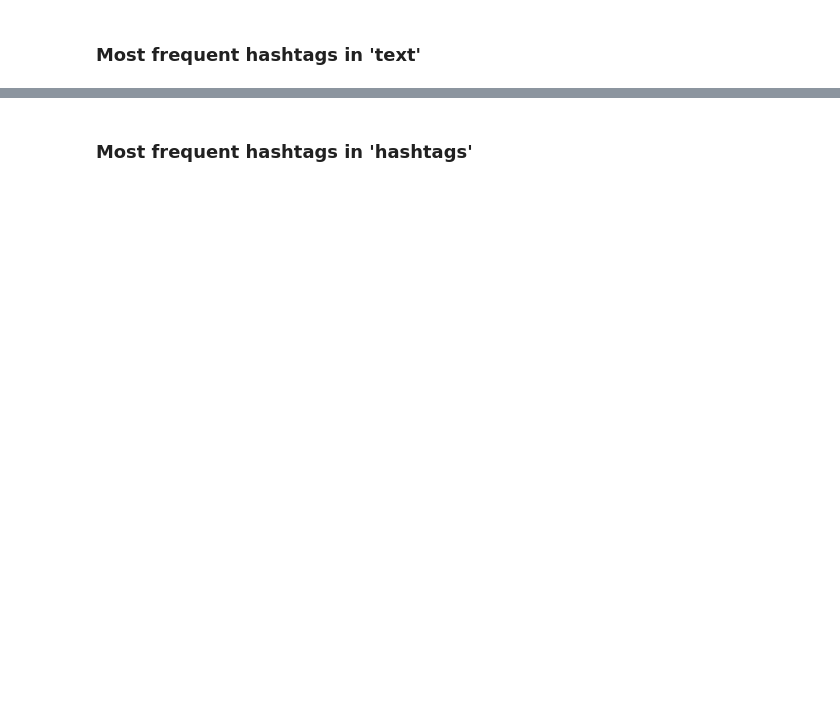
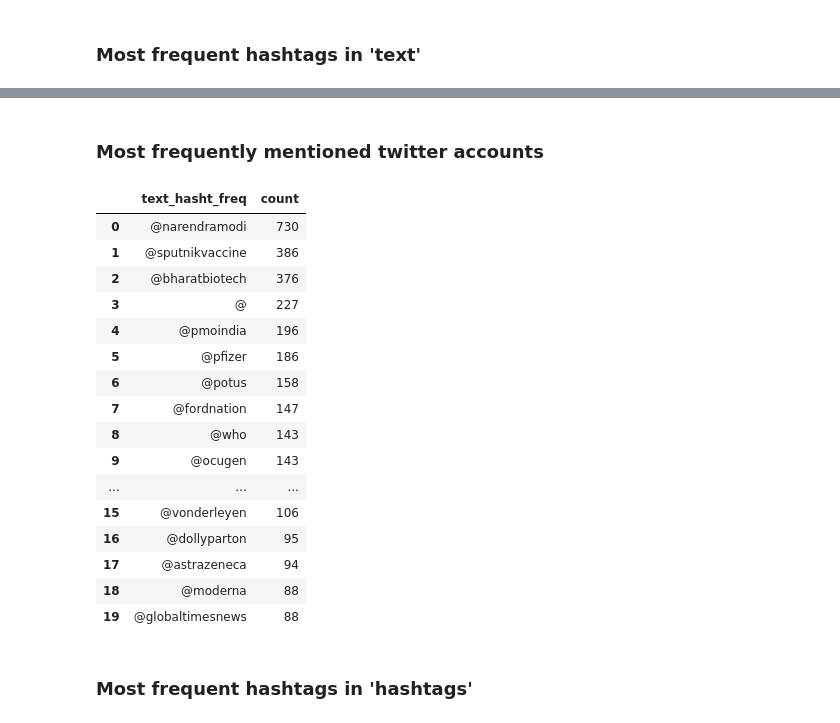
Before and after one commit to BiBa-01/Capstone_Covid, a Jupyter notebook: FirstLookTweety.ipynb, the cells around one changed output, grey strips where cells are left out. Cells and saved outputs as stored; diff of their text form; code cells hidden in the pictures; blank space fills up the shorter version.

```diff
--- a/FirstLookTweety.ipynb
+++ b/FirstLookTweety.ipynb
@@ -275,2 +310,32 @@ frequency_ranking
+# %% [markdown]
+### Most frequently mentioned twitter accounts
+# %%
+tweet_words_hasht = []
+for line in list(df_tweety['text']):
+    words = line.split()
+    for word in words:
+        if '@' in word:
+            tweet_words_hasht.append(word.lower())
+tweet_words_hasht=pd.Series(np.array(tweet_words_hasht))
+frequency_ranking_hashtags = tweet_words_hasht.value_counts()[:20].rename_axis('text_hasht_freq').reset_index(name='count')
+frequency_ranking_hashtags
+# %% [output]
+|  | text_hasht_freq | count |
+| 0 | @narendramodi | 730 |
+| 1 | @sputnikvaccine | 386 |
+| 2 | @bharatbiotech | 376 |
+| 3 | @ | 227 |
+| 4 | @pmoindia | 196 |
+| 5 | @pfizer | 186 |
+| 6 | @potus | 158 |
+| 7 | @fordnation | 147 |
+| 8 | @who | 143 |
+| 9 | @ocugen | 143 |
+| ... | ... | ... |
+| 15 | @vonderleyen | 106 |
+| 16 | @dollyparton | 95 |
+| 17 | @astrazeneca | 94 |
+| 18 | @moderna | 88 |
+| 19 | @globaltimesnews | 88 |
 # %% [markdown]
 ### Most frequent hashtags in 'hashtags'
```
Also changed, not shown: parts of 32 cells of this notebook.
